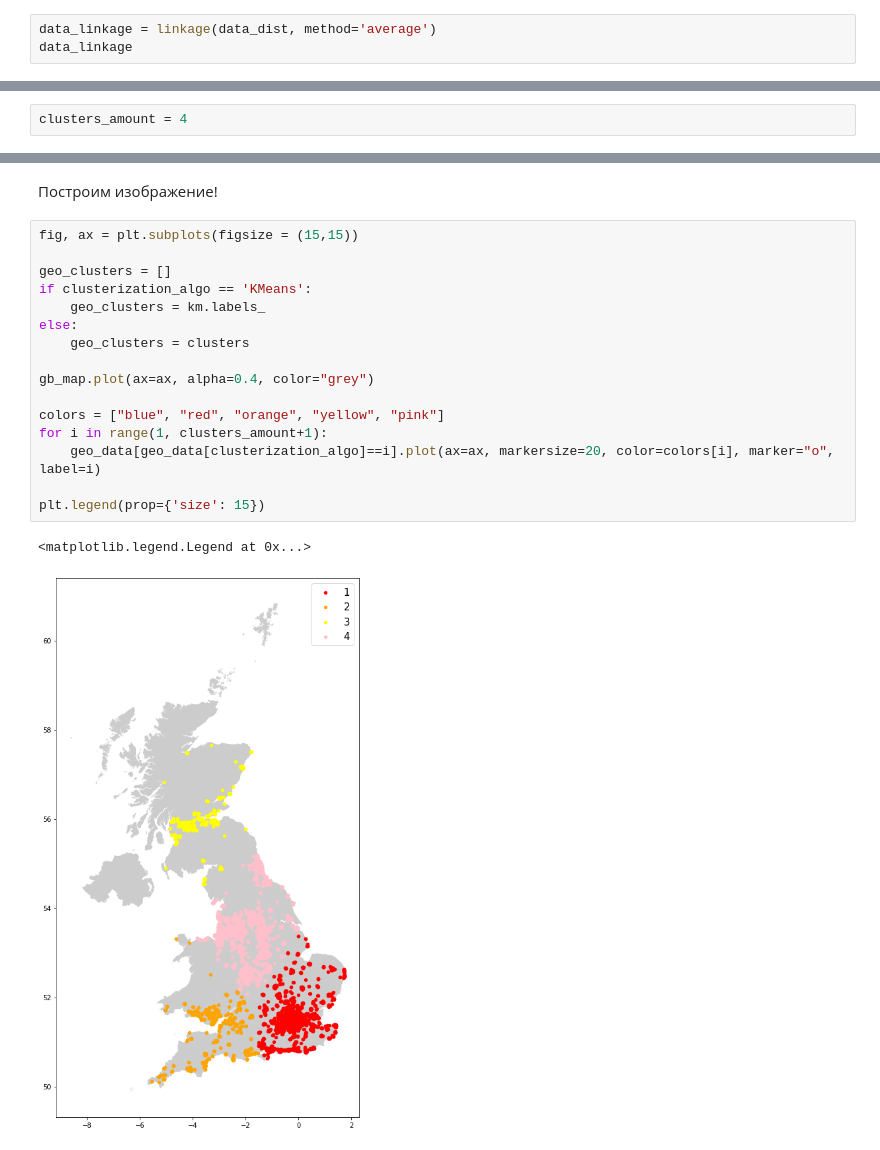
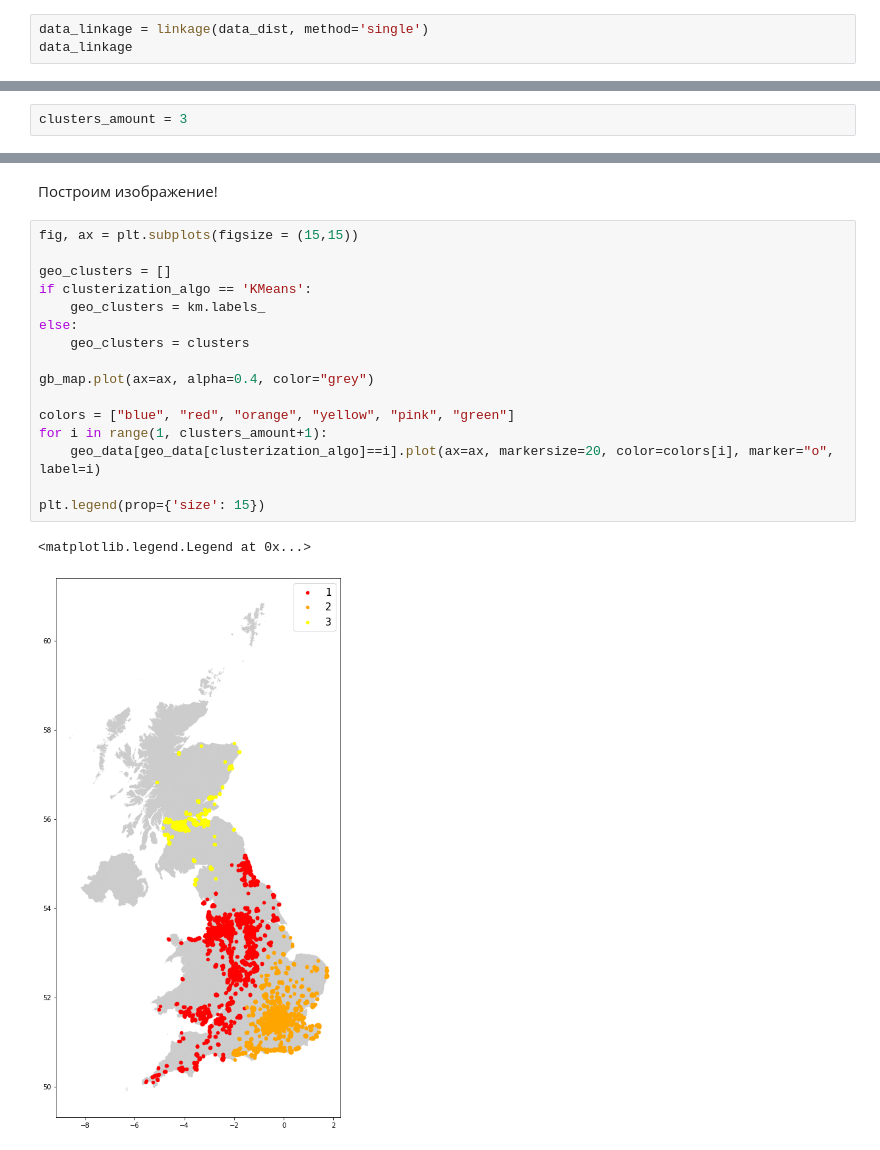
Before and after one commit to renett-t/data-mining-course, a Jupyter notebook: clusterization/1_Clusterisation_Data_mining_couse_2022.ipynb, the cells around one changed output, grey strips where cells are left out. Drawn from its saved outputs; the diff is of its cells as text.

```diff
--- a/clusterization/1_Clusterisation_Data_mining_couse_2022.ipynb
+++ b/clusterization/1_Clusterisation_Data_mining_couse_2022.ipynb
@@ -72,6 +74,6 @@ data_dist = pdist(data_normalised, 'euclidean')
 - average - среднее расстояние между всеми объектами между всевозможными парами кластеров
 - single - среднее расстояние между ближайшими(!) парами кластеров
 # %%
-data_linkage = linkage(data_dist, method='average')
+data_linkage = linkage(data_dist, method='single')
 data_linkage
 # %% [output]
@@ -102,7 +104,7 @@ print("Рекомендованное количество кластеров:",
 # %% [markdown]
 Установим кол-во кластеров для построения графиков и работы алгоритма k-means:
 # %%
-clusters_amount = 4
+clusters_amount = 3
 # %% [markdown]
 Построим дендограмму
 # %%
@@ -335,19 +303,19 @@ clusterization_algo = 'KMeans'
 # %%
 fig, ax = plt.subplots(figsize = (15,15))
 
 geo_clusters = []
 if clusterization_algo == 'KMeans':
     geo_clusters = km.labels_
 else:
     geo_clusters = clusters
 
 gb_map.plot(ax=ax, alpha=0.4, color="grey")
 
-colors = ["blue", "red", "orange", "yellow", "pink"]
+colors = ["blue", "red", "orange", "yellow", "pink", "green"]
 for i in range(1, clusters_amount+1):
     geo_data[geo_data[clusterization_algo]==i].plot(ax=ax, markersize=20, color=colors[i], marker="o", label=i)
 
 plt.legend(prop={'size': 15})
 # %% [output]
 <matplotlib.legend.Legend at 0x...>
-[figure, old version]
+[figure, new version]
```
Also changed, not shown: parts of 28 cells of this notebook, 11 other files.
